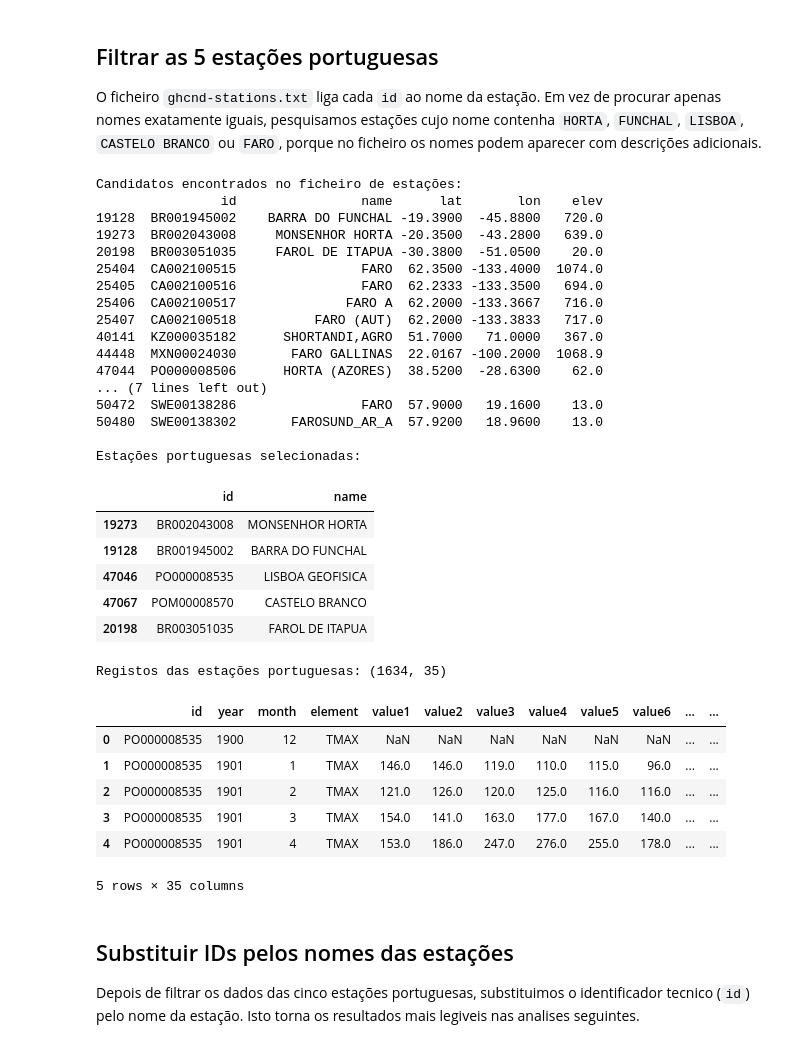
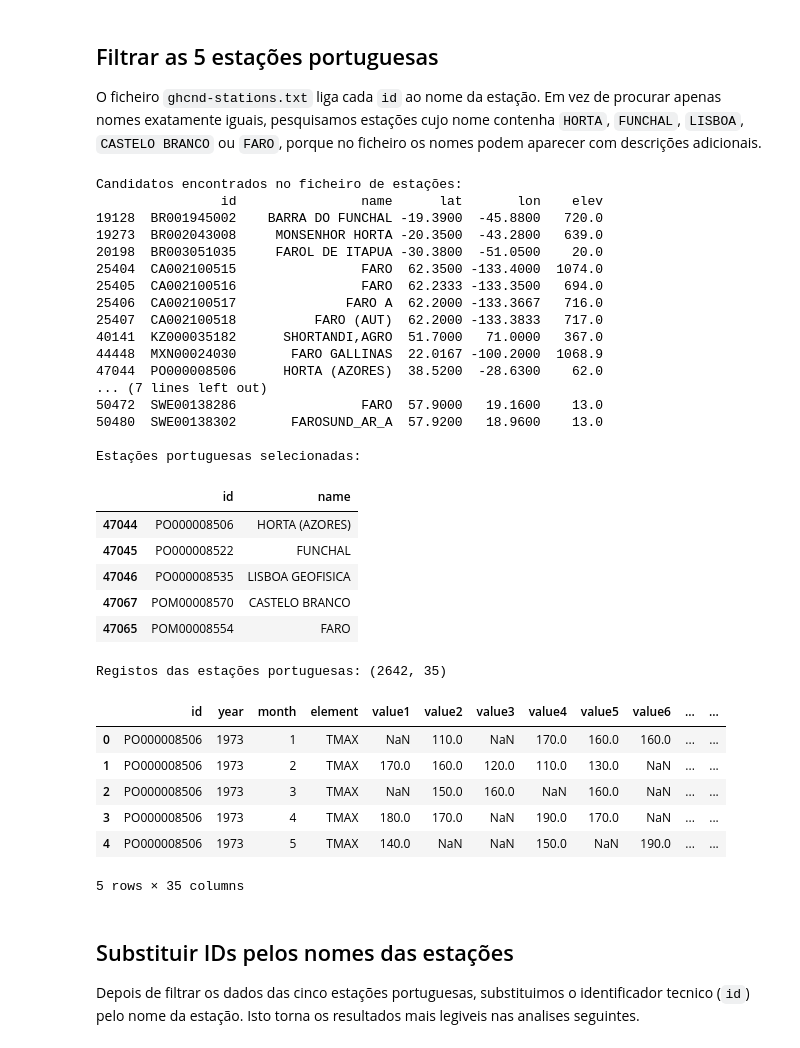
Before and after one commit to Tiago-Riscado/Cinecia_Dados_PROJ2, a Jupyter notebook: src/notebook.ipynb, the cells around one changed output. Saved outputs shown, nothing was run; the diff lists cells and outputs as text; code cells hidden in the pictures.

Commit message:
Atualiza contagem de execução e corrige nomes de estações no notebook

```diff
--- a/src/notebook.ipynb
+++ b/src/notebook.ipynb
@@ -226,41 +226,44 @@ print(pt_candidates)
 
 selected = []
 for term in PT_TERMS:
-    matches = stations[stations['name_upper'].str.contains(term, na=False)]
+    matches = stations[
+        stations['name_upper'].str.contains(term, na=False) &
+        stations['id'].str.startswith('PO')
+    ]
     if not matches.empty:
         selected.append(matches.iloc[0])
     else:
-        print(f"Aviso: não foi encontrada estação para {term}")
+        print(f"Aviso: não foi encontrada estação portuguesa para {term}")
 
 pt_stations = pd.DataFrame(selected).drop_duplicates(subset='id')
 PT_IDS = pt_stations['id'].tolist()
 
 print("\nEstações portuguesas selecionadas:")
 pt_stations[['id', 'name']]
 # %% [output]
 Candidatos encontrados no ficheiro de estações:
                 id                name      lat       lon    elev
 19128  BR001945002    BARRA DO FUNCHAL -19.3900  -45.8800   720.0
 19273  BR002043008     MONSENHOR HORTA -20.3500  -43.2800   639.0
 20198  BR003051035     FAROL DE ITAPUA -30.3800  -51.0500    20.0
 25404  CA002100515                FARO  62.3500 -133.4000  1074.0
 25405  CA002100516                FARO  62.2333 -133.3500   694.0
 25406  CA002100517              FARO A  62.2000 -133.3667   716.0
 25407  CA002100518          FARO (AUT)  62.2000 -133.3833   717.0
 40141  KZ000035182      SHORTANDI,AGRO  51.7000   71.0000   367.0
 44448  MXN00024030       FARO GALLINAS  22.0167 -100.2000  1068.9
 47044  PO000008506      HORTA (AZORES)  38.5200  -28.6300    62.0
 ... (7 lines left out)
 50472  SWE00138286                FARO  57.9000   19.1600    13.0
 50480  SWE00138302       FAROSUND_AR_A  57.9200   18.9600    13.0
 
 Estações portuguesas selecionadas:
 |  | id | name |
-| 19273 | BR002043008 | MONSENHOR HORTA |
-| 19128 | BR001945002 | BARRA DO FUNCHAL |
+| 47044 | PO000008506 | HORTA (AZORES) |
+| 47045 | PO000008522 | FUNCHAL |
 | 47046 | PO000008535 | LISBOA GEOFISICA |
 | 47067 | POM00008570 | CASTELO BRANCO |
-| 20198 | BR003051035 | FAROL DE ITAPUA |
+| 47065 | POM00008554 | FARO |
 # %%
 # Ler o dataset completo filtrando apenas essas 5 estações
 pt_chunks = []
@@ -282,13 +285,13 @@ df_pt = pd.concat(pt_chunks, ignore_index=True)
 print(f"Registos das estações portuguesas: {df_pt.shape}")
 df_pt.head()
 # %% [output]
-Registos das estações portuguesas: (1634, 35)
+Registos das estações portuguesas: (2642, 35)
 |  | id | year | month | element | value1 | value2 | value3 | value4 | value5 | value6 | ... | ... |
-| 0 | PO000008535 | 1900 | 12 | TMAX | NaN | NaN | NaN | NaN | NaN | NaN | ... | ... |
-| 1 | PO000008535 | 1901 | 1 | TMAX | 146.0 | 146.0 | 119.0 | 110.0 | 115.0 | 96.0 | ... | ... |
-| 2 | PO000008535 | 1901 | 2 | TMAX | 121.0 | 126.0 | 120.0 | 125.0 | 116.0 | 116.0 | ... | ... |
-| 3 | PO000008535 | 1901 | 3 | TMAX | 154.0 | 141.0 | 163.0 | 177.0 | 167.0 | 140.0 | ... | ... |
-| 4 | PO000008535 | 1901 | 4 | TMAX | 153.0 | 186.0 | 247.0 | 276.0 | 255.0 | 178.0 | ... | ... |
+| 0 | PO000008506 | 1973 | 1 | TMAX | NaN | 110.0 | NaN | 170.0 | 160.0 | 160.0 | ... | ... |
+| 1 | PO000008506 | 1973 | 2 | TMAX | 170.0 | 160.0 | 120.0 | 110.0 | 130.0 | NaN | ... | ... |
+| 2 | PO000008506 | 1973 | 3 | TMAX | NaN | 150.0 | 160.0 | NaN | 160.0 | NaN | ... | ... |
+| 3 | PO000008506 | 1973 | 4 | TMAX | 180.0 | 170.0 | NaN | 190.0 | 170.0 | NaN | ... | ... |
+| 4 | PO000008506 | 1973 | 5 | TMAX | 140.0 | NaN | NaN | 150.0 | NaN | 190.0 | ... | ... |
 5 rows × 35 columns
 # %% [markdown]
 ## Substituir IDs pelos nomes das estações
```
Also changed, not shown: parts of 2 cells of this notebook.
